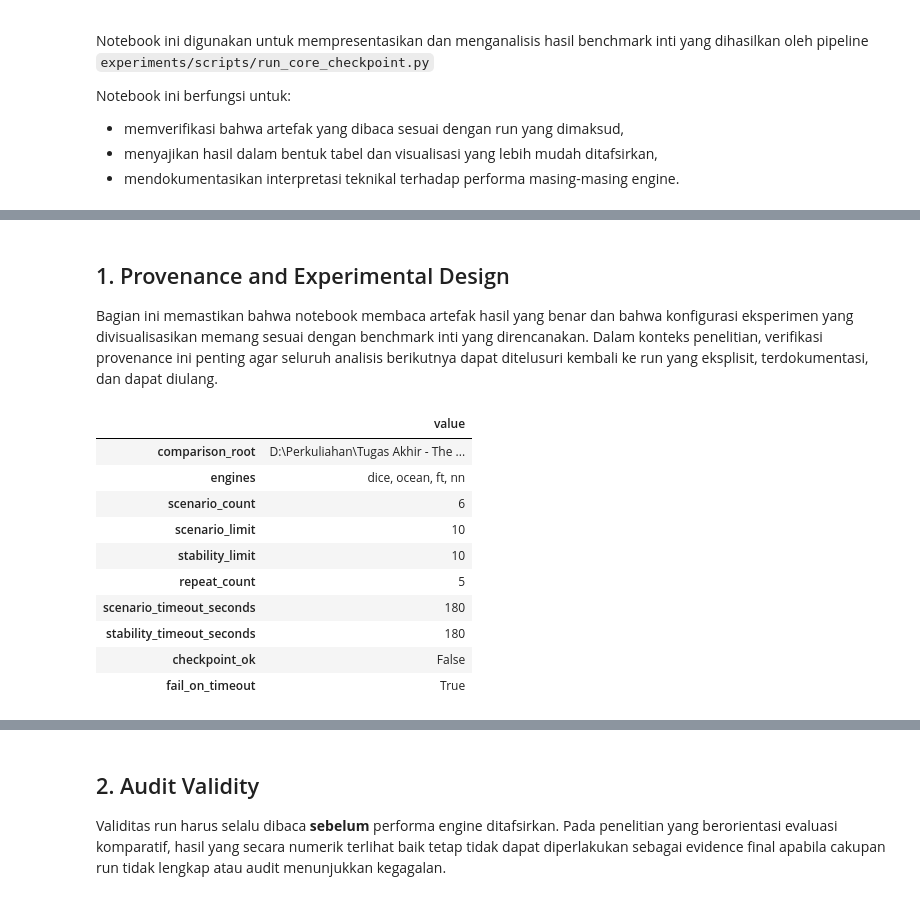
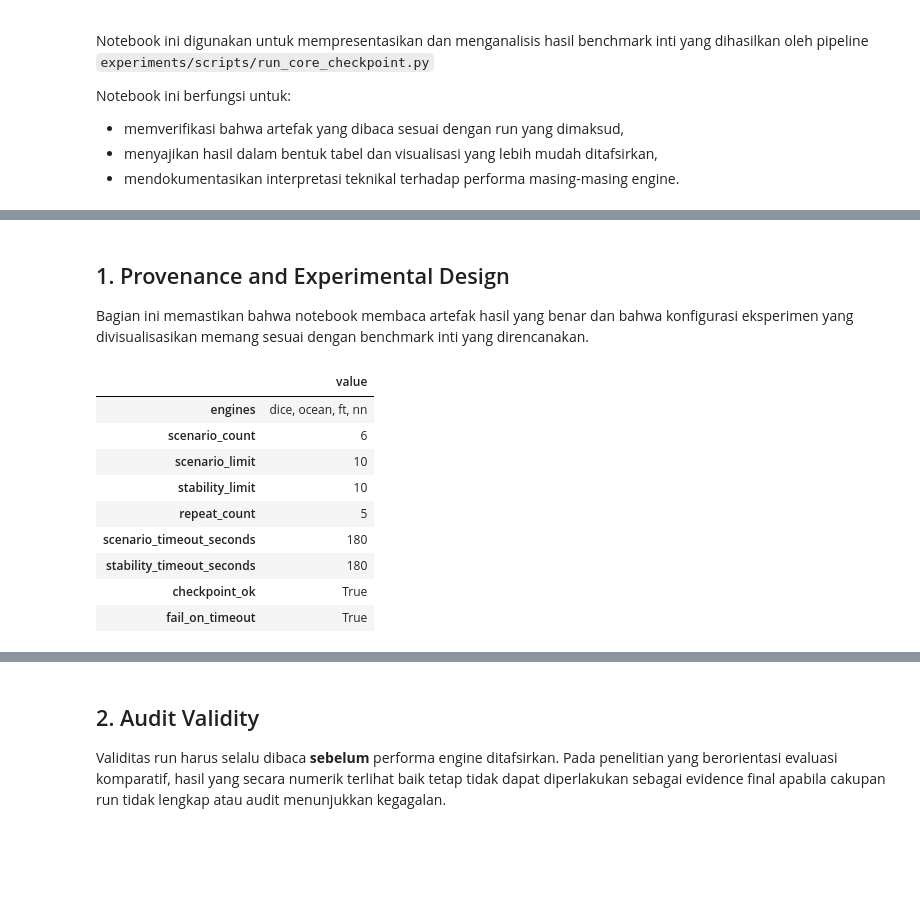
Before and after one commit to Diabetify-2-0/diabetify-cf, a Jupyter notebook: experiments/notebooks/core_benchmark_analysis.ipynb, the cells around one changed output, grey strips where cells are left out. Cells and saved outputs as stored; diff of their text form; code cells hidden in the pictures; blank space fills up the shorter version.

```diff
--- a/experiments/notebooks/core_benchmark_analysis.ipynb
+++ b/experiments/notebooks/core_benchmark_analysis.ipynb
@@ -177,28 +123,26 @@ mean runtime across scenarios
 # %% [markdown]
 ## 1. Provenance and Experimental Design
 
-Bagian ini memastikan bahwa notebook membaca artefak hasil yang benar dan bahwa konfigurasi eksperimen yang divisualisasikan memang sesuai dengan benchmark inti yang direncanakan. Dalam konteks penelitian, verifikasi provenance ini penting agar seluruh analisis berikutnya dapat ditelusuri kembali ke run yang eksplisit, terdokumentasi, dan dapat diulang.
+Bagian ini memastikan bahwa notebook membaca artefak hasil yang benar dan bahwa konfigurasi eksperimen yang divisualisasikan memang sesuai dengan benchmark inti yang direncanakan.
 # %%
 design_summary = pd.DataFrame(
     [
         {
-            "comparison_root": str(COMPARISON_ROOT),
             "engines": ", ".join(comparison_manifest.get("engines", [])),
             "scenario_count": len(comparison_manifest.get("scenario_configs", [])),
             "scenario_limit": comparison_manifest.get("scenario_limit"),
             "stability_limit": comparison_manifest.get("stability_limit"),
             "repeat_count": comparison_manifest.get("repeat_count"),
             "scenario_timeout_seconds": comparison_manifest.get("scenario_timeout_seconds"),
             "stability_timeout_seconds": comparison_manifest.get("stability_timeout_seconds"),
             "checkpoint_ok": checkpoint_manifest.get("ok"),
             "fail_on_timeout": audit_report.get("fail_on_timeout"),
         }
     ]
 )
 display(design_summary.T.rename(columns={0: "value"}))
 # %% [output]
 |  | value |
-| comparison_root | D:\Perkuliahan\Tugas Akhir - The ... |
 | engines | dice, ocean, ft, nn |
 | scenario_count | 6 |
 | scenario_limit | 10 |
@@ -206,5 +150,5 @@ display(design_summary.T.rename(columns={0: "value"}))
 | repeat_count | 5 |
 | scenario_timeout_seconds | 180 |
 | stability_timeout_seconds | 180 |
-| checkpoint_ok | False |
+| checkpoint_ok | True |
 | fail_on_timeout | True |
```
Also changed, not shown: parts of 19 cells of this notebook, 4 other files.
